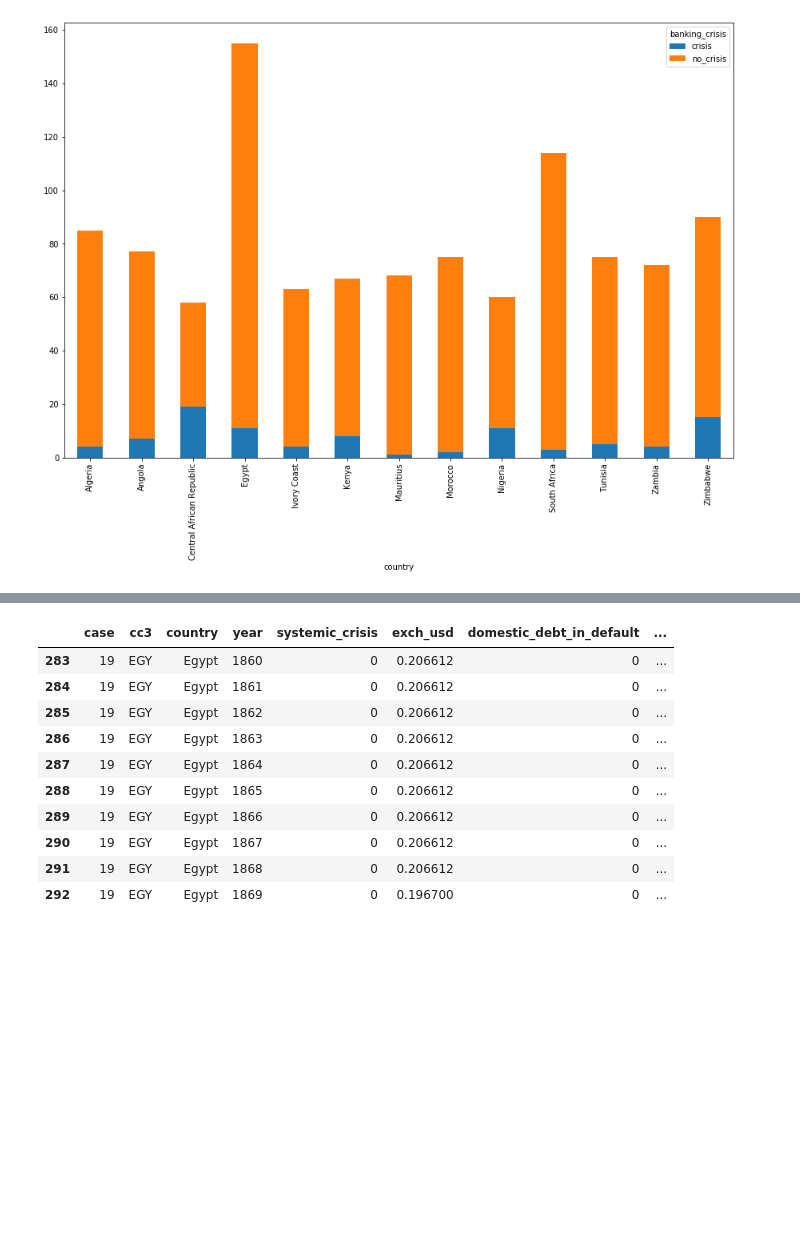
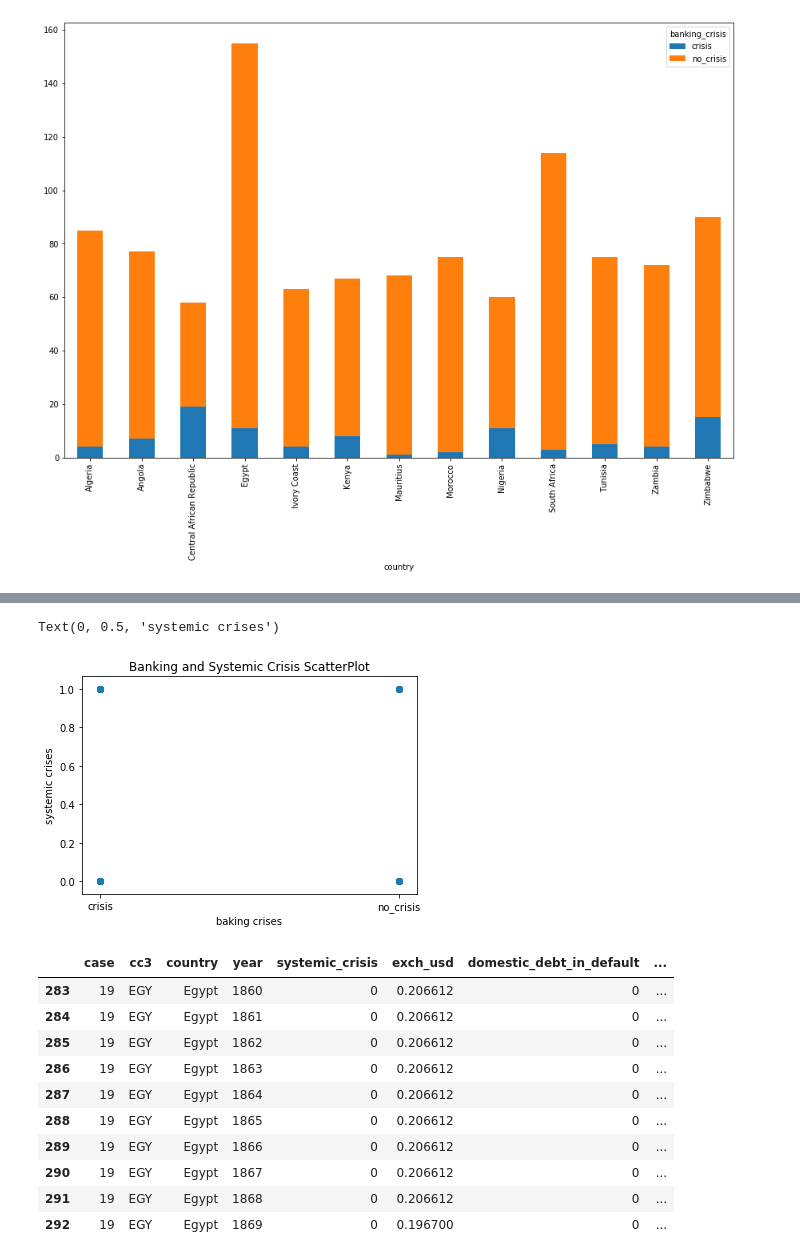
Before and after one commit to Ayofaj/SGA08_DATSCI, a Jupyter notebook: african_crises.ipynb, the cells around one changed output, grey strips where cells are left out. Cells and saved outputs as stored; diff of their text form; code cells hidden in the pictures; blank space fills up the shorter version.

```diff
--- a/african_crises.ipynb
+++ b/african_crises.ipynb
@@ -120,3 +128,12 @@ plt.show()
+# %%
+fig, ax =plt.subplots()
+ax.scatter(africa['banking_crisis'], africa['systemic_crisis'])
+ax.set_title('Banking and Systemic Crisis ScatterPlot')
+ax.set_xlabel('baking crises')
+ax.set_ylabel('systemic crises')
+# %% [output]
+Text(0, 0.5, 'systemic crises')
+[figure, added]
 # %%
 egypt = africa.groupby('country').get_group('Egypt')
 # %%
```
Also changed, not shown: parts of 4 cells of this notebook, 2 other files.
